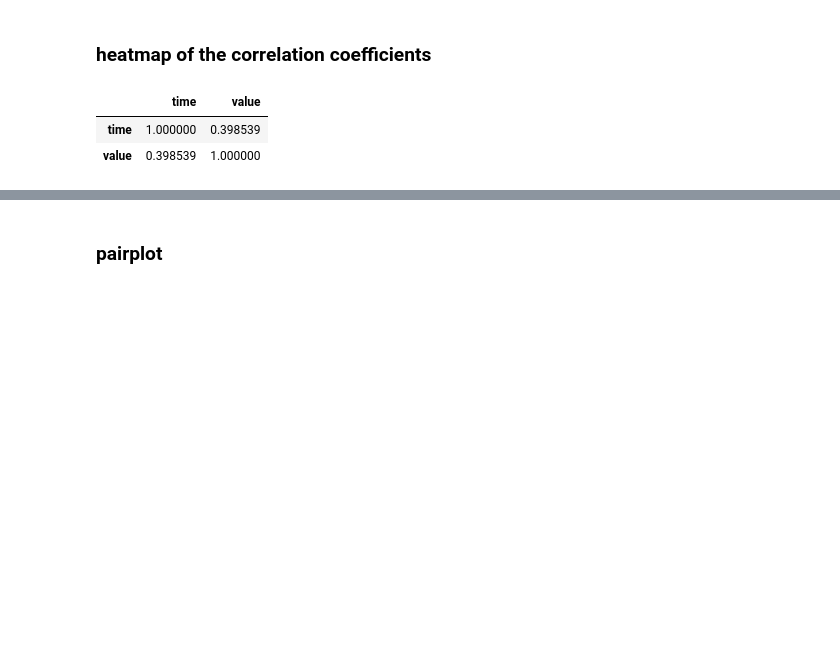
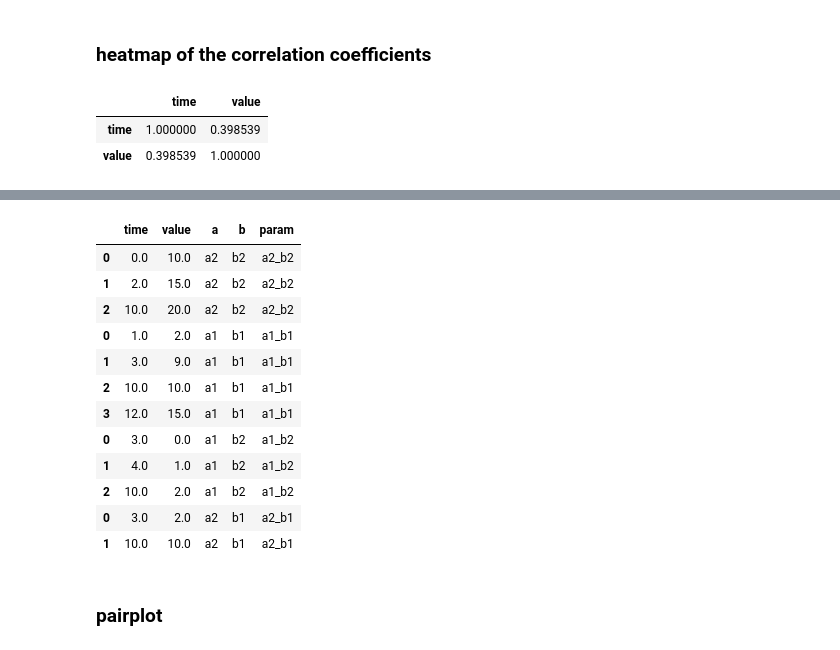
Before and after one commit to nariaki3551/SumExp, a Jupyter notebook: sumexp_expample1/example1.ipynb, the cells around one changed output, grey strips where cells are left out. Drawn from its saved outputs; the diff is of its cells as text; code cells hidden in the pictures; blank space fills up the shorter version.

```diff
--- a/sumexp_expample1/example1.ipynb
+++ b/sumexp_expample1/example1.ipynb
@@ -523,3 +534,19 @@ seaborn.heatmap(database.toDataFrame().corr())
+# %%
+database.toDataFrame()
+# %% [output]
+|  | time | value | a | b | param |
+| 0 | 0.0 | 10.0 | a2 | b2 | a2_b2 |
+| 1 | 2.0 | 15.0 | a2 | b2 | a2_b2 |
+| 2 | 10.0 | 20.0 | a2 | b2 | a2_b2 |
+| 0 | 1.0 | 2.0 | a1 | b1 | a1_b1 |
+| 1 | 3.0 | 9.0 | a1 | b1 | a1_b1 |
+| 2 | 10.0 | 10.0 | a1 | b1 | a1_b1 |
+| 3 | 12.0 | 15.0 | a1 | b1 | a1_b1 |
+| 0 | 3.0 | 0.0 | a1 | b2 | a1_b2 |
+| 1 | 4.0 | 1.0 | a1 | b2 | a1_b2 |
+| 2 | 10.0 | 2.0 | a1 | b2 | a1_b2 |
+| 0 | 3.0 | 2.0 | a2 | b1 | a2_b1 |
+| 1 | 10.0 | 10.0 | a2 | b1 | a2_b1 |
 # %% [markdown]
 ### pairplot
 # %%
```
Also changed, not shown: parts of 19 cells of this notebook, 8 other files.
